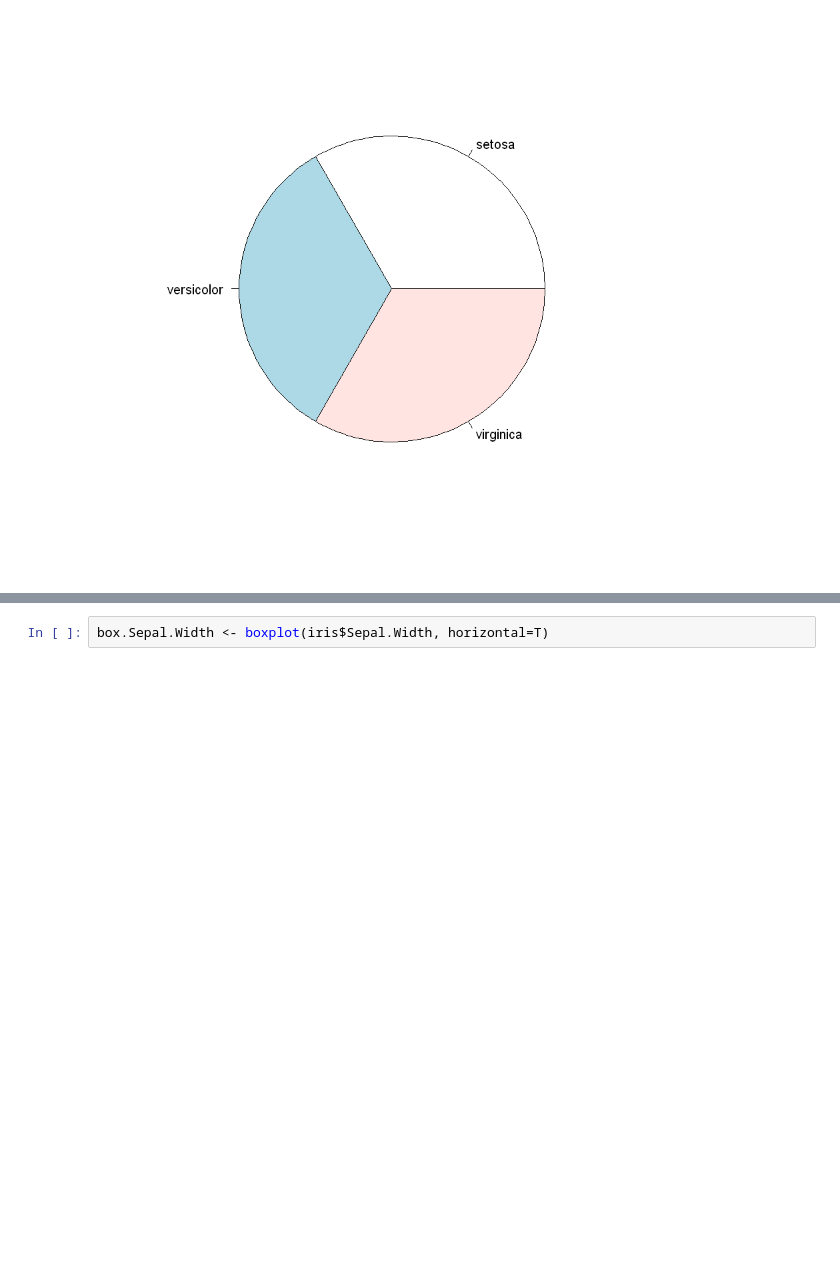
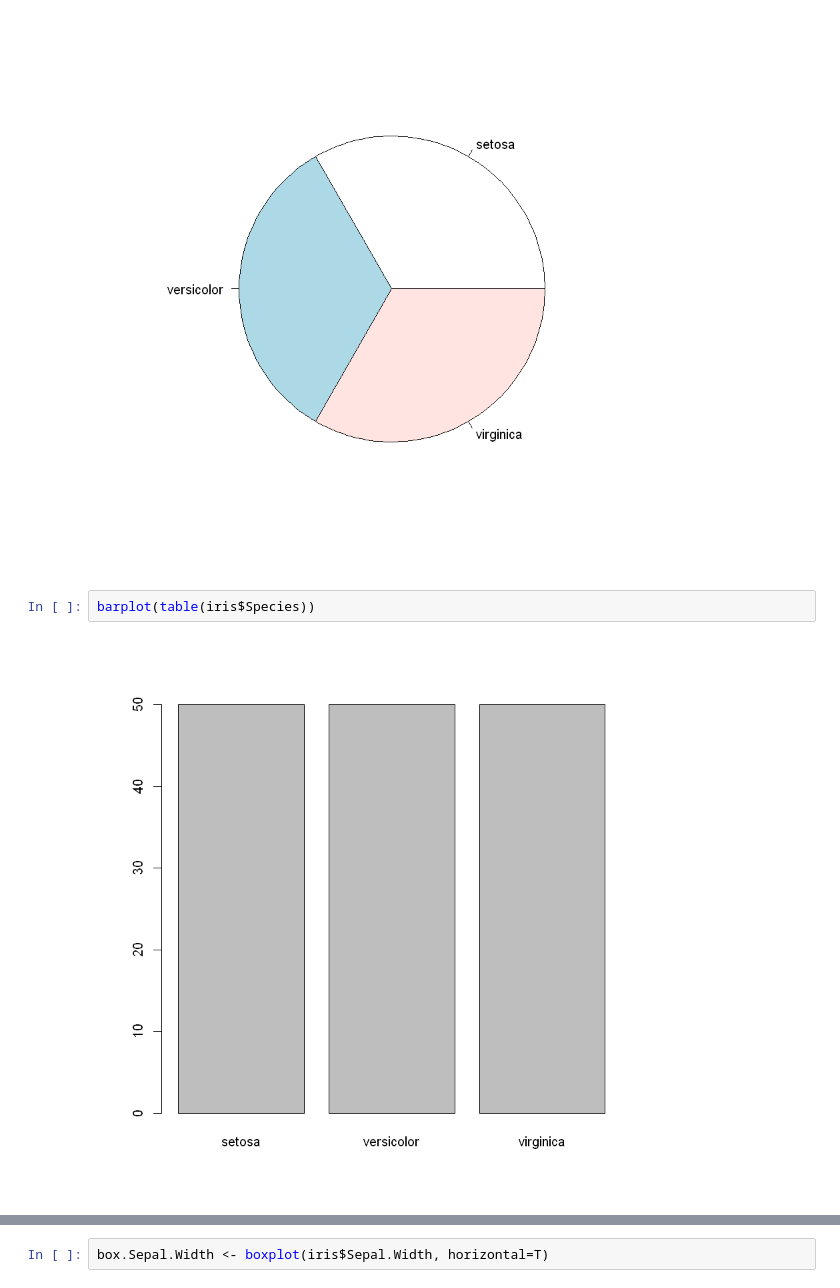
Before and after one commit to ltminty/Bioinformatics-and-R, a Jupyter notebook: Rbioinformatics.ipynb, the cells around one changed output, grey strips where cells are left out. Drawn from its saved outputs; the diff is of its cells as text; blank space fills up the shorter version.

```diff
--- a/Rbioinformatics.ipynb
+++ b/Rbioinformatics.ipynb
@@ -140,4 +140,8 @@ table(iris$Species) # in case variable has factors(categories) displays frequenc
 pie(table(iris$Species)) # plot factors frequencies in a pie chart
 # %% [output]
 [figure]
+# %%
+barplot(table(iris$Species))
+# %% [output]
+[figure, added]
 # %% [markdown]
```
Also changed, not shown: parts of 13 cells of this notebook.
